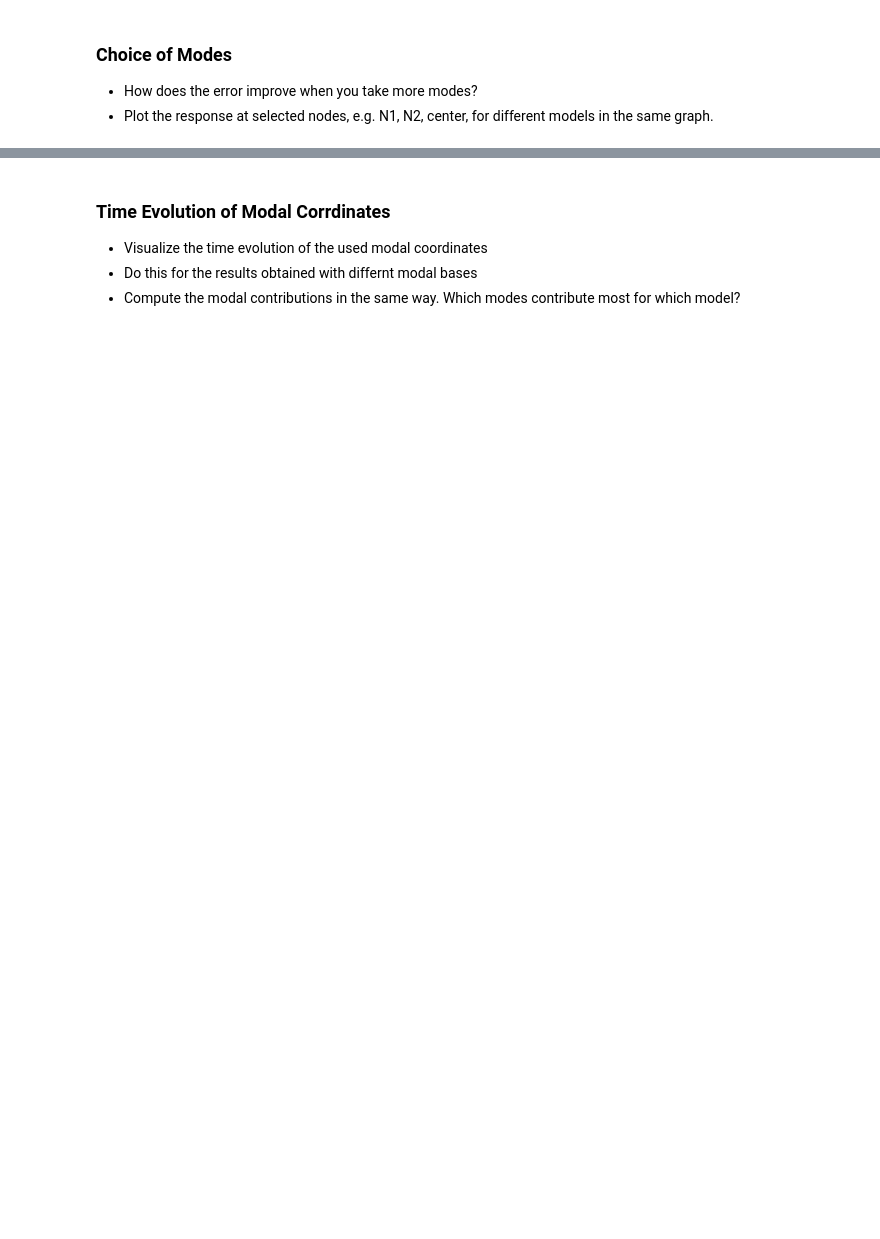
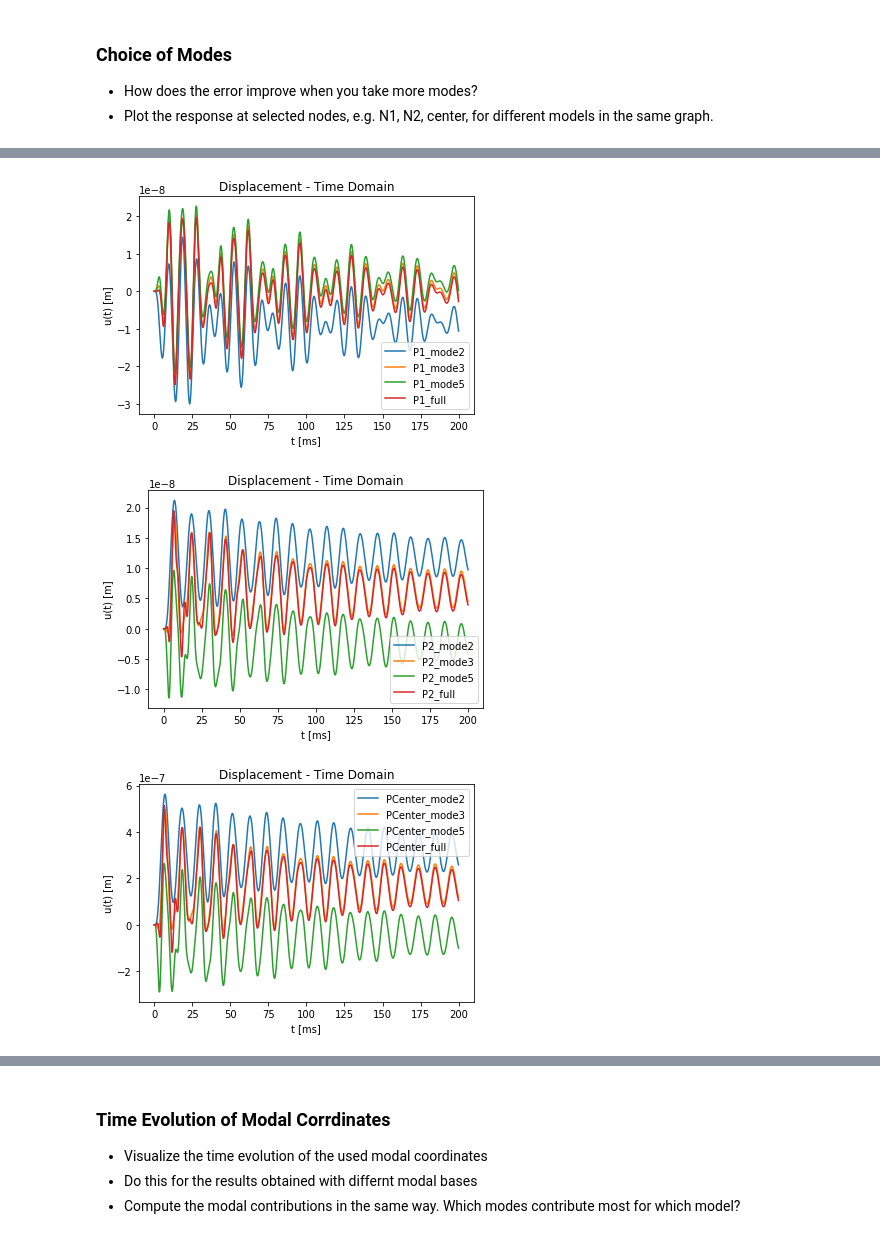
Before and after one commit to phmandl/modalanalyse, a Jupyter notebook: HW3/3_ModalSubspace_coupled_oscillators-tae.ipynb, the cells around one changed output, grey strips where cells are left out. Cells and saved outputs as stored; diff of their text form; code cells hidden in the pictures; blank space fills up the shorter version.

```diff
--- a/HW3/3_ModalSubspace_coupled_oscillators-tae.ipynb
+++ b/HW3/3_ModalSubspace_coupled_oscillators-tae.ipynb
@@ -349,17 +404,6 @@ NameError: name 'u_full' is not defined
 * How does the error improve when you take more modes?
 * Plot the response at selected nodes, e.g. N1, N2, center, for different models in the same graph.
 # %%
-# integration time
-f_max = 1/0.002 # Very crude estimation of max frequency.
-dt = 1/(20*f_max) # Timestep
-time = np.arange(0, 0.2, dt)
-
-u_mode15 = full_excitation_analysis(tau=0.002, T=0.2, excitation_type='step', k=15)
-u_mode30 = full_excitation_analysis(tau=0.002, T=0.2, excitation_type='step', k=30)
-u_mode100 = full_excitation_analysis(tau=0.002, T=0.2, excitation_type='step', k=100)
-
-plot_displacements_timedomain_differentmodes(u_modal, time, N1, N2)
-plot_displacements_timedomain_differentmodes(u_mode15, time, N1, N2)
-plot_displacements_timedomain_differentmodes(u_mode30, time, N1, N2)
-plot_displacements_timedomain_differentmodes(u_mode100, time, N1, N2)
-plot_displacements_timedomain_differentmodes(u_full, time, N1, N2,)
+u_mode3, uc_mode3 = full_excitation_analysis(tau=0.002, T=0.2, excitation_type='step', k=3)
+u_mode5, uc_mode5 = full_excitation_analysis(tau=0.002, T=0.2, excitation_type='step', k=5)
+u_mode10, uc_mode10 = full_excitation_analysis(tau=0.002, T=0.2, excitation_type='step', k=10)
@@ -379,0 +410,15 @@ plot_displacements_timedomain_differentmodes(u_full, time, N1, N2,)
+# %%
+#plot P1 for different modes
+plot_different_P1_timedomain(u_modal,u_mode3,u_mode5,u_full,time,N1)
+
+#plot P2 for different modes
+plot_different_P2_timedomain(u_modal,u_mode3,u_mode5,u_full,time,N2)
+
+#plot P_Center for different modes
+plot_different_PCenter_timedomain(u_modal,u_mode3,u_mode5,u_full,time,X)
+
+#one can see that the error decreases significantly with more modes. in this case modal modes more than 6 is good
+# %% [output]
+[figure, added]
+[figure, added]
+[figure, added]
```
Also changed, not shown: parts of 15 cells of this notebook.
